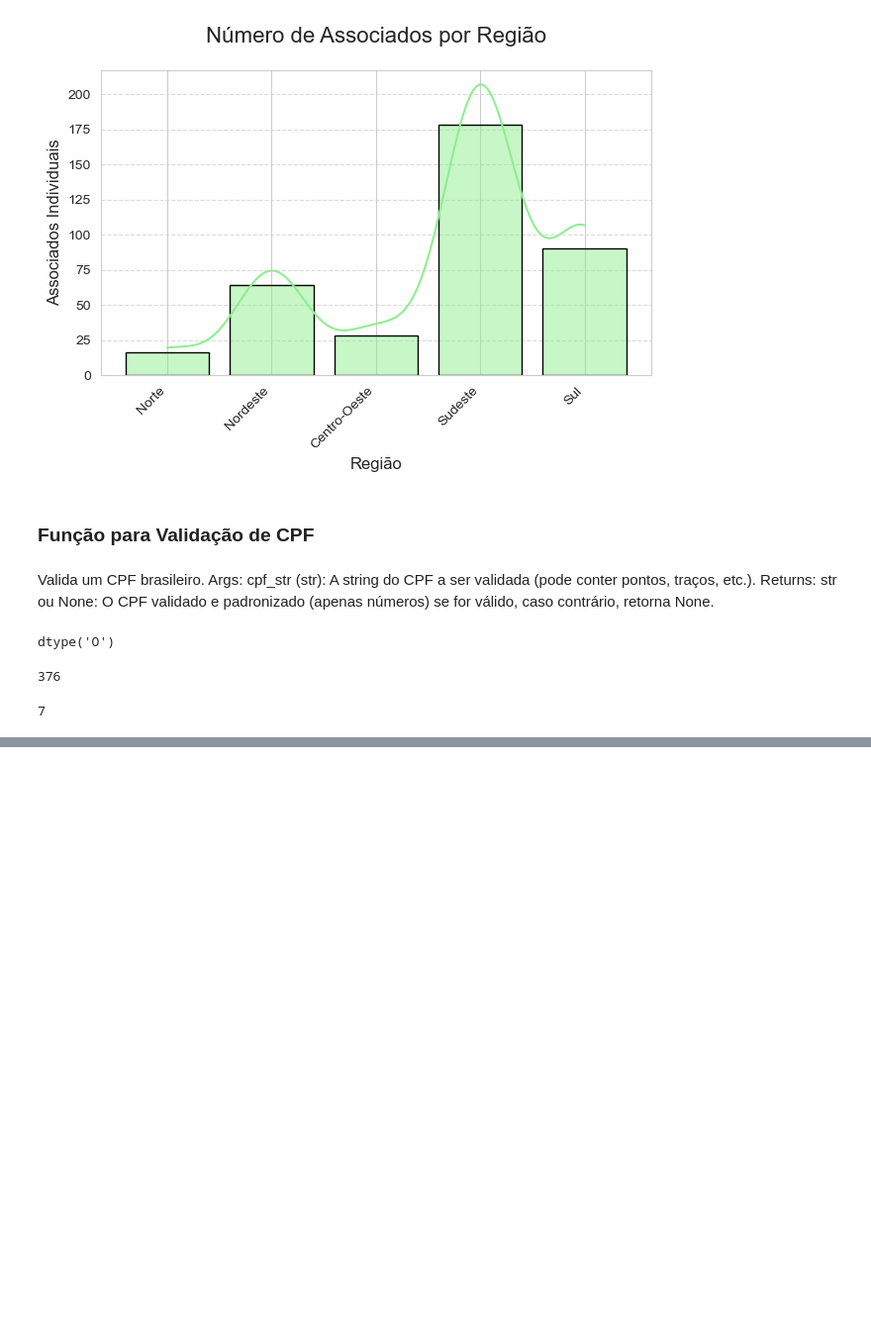
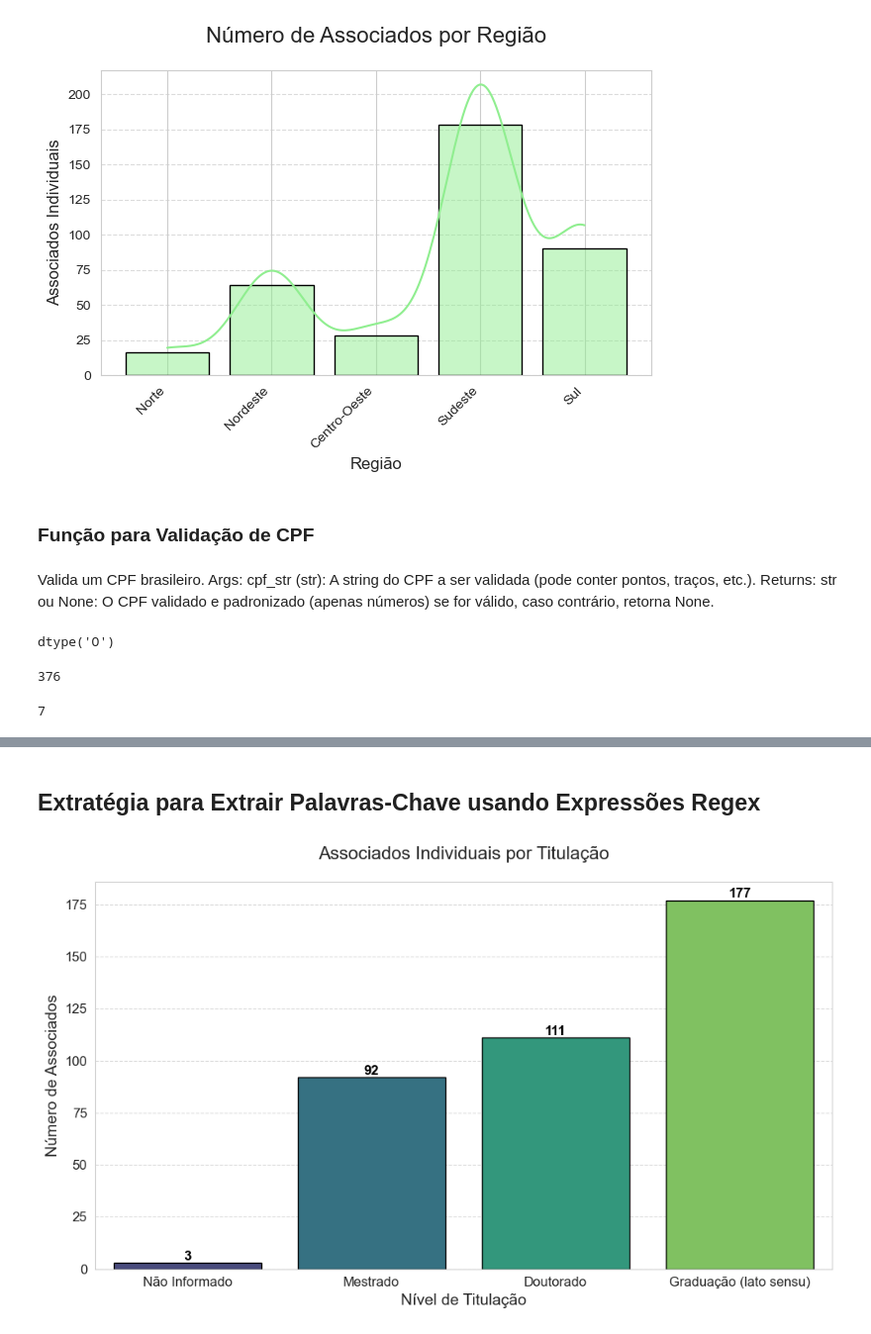
Before and after one commit to leojutsu/estagio_abed, a Jupyter notebook: assoc.individual.ipynb, the cells around one changed output, grey strips where cells are left out. Shown: that part at 99% size. Saved outputs shown, nothing was run; the diff lists cells and outputs as text; code cells hidden in the pictures; blank space fills up the shorter version.

Commit message:
Extraindo palavras com Regex

```diff
--- a/assoc.individual.ipynb
+++ b/assoc.individual.ipynb
@@ -269,0 +279,2 @@ df_l['CPF_validado'].isna().sum()
+# %% [markdown]
+## Extratégia para Extrair Palavras-Chave usando Expressões Regex
@@ -269,0 +289,62 @@ df_l['CPF_validado'].isna().sum()
+# %%
+# Função para categorizar Titulação
+def categorizar_titulacao(formacao_texto):
+    if pd.isna(formacao_texto):
+        return 'Não Informado'
+
+    texto_limpo = str(formacao_texto).lower()
+
+    encontradas = []
+    for titulacao, padroes in mapa_titulacao_prioridade.items():
+        for padrao in padroes:
+            if re.search(padrao, texto_limpo):
+                return titulacao # Retorna a primeira titulação que corresponder, seguindo a ordem do dicionário
+    return 'Graduação (lato sensu)'
+# Criação da variável 'Titulacao' e utilização da função para conseguir os valores a partir da variável 'Formacao'
+df_l['Titulacao'] = df_l['Formacao'].apply(categorizar_titulacao)
+# %%
+# Plotando a variável 'Titulacao' com o método .countplot() do seaborn
+plt.figure(figsize=(10,6))
+sns.set_style("whitegrid")
+
+#Criando o gráfico de barras
+ax = sns.countplot(
+    data=df_l,
+    x='Titulacao',         # A variável categórica no eixo X
+    palette='viridis',
+    hue='Titulacao',       # Escolhe uma paleta de cores (opcional, mas melhora a estética)
+    edgecolor='black',
+    legend=False        # Cor da borda das barras
+               )
+
+# Títulos e Rótulos
+plt.title('Associados Individuais por Titulação', fontsize=16, pad=20)
+plt.xlabel('Nível de Titulação', fontsize=14)
+plt.ylabel('Número de Associados', fontsize=14)
+
+plt.xticks(fontsize=12)
+plt.yticks(fontsize=12)
+
+plt.grid(axis='y', linestyle='--', alpha=0.7)
+
+# Adicionando os valores nas barras:
+# ax.patches é uma lista de todos as barras desenhadas no gráfico
+
+for p in ax.patches:
+    v_offset = 6 # Ajustar o valor conforme o tamanho da barra
+
+    ax.text(p.get_x() + p.get_width() / 2.,
+           p.get_height() + v_offset,
+           f'{int(p.get_height())}',
+           ha='center',
+           va='top',
+           fontsize=12,
+           color='black',
+           fontweight='bold'
+           )
+
+plt.tight_layout()
+
+plt.savefig('Associados_Titulação.png', dpi=300, bbox_inches='tight')
+# %% [output]
+[figure, added]
```
Also changed, not shown: parts of 6 cells of this notebook.
